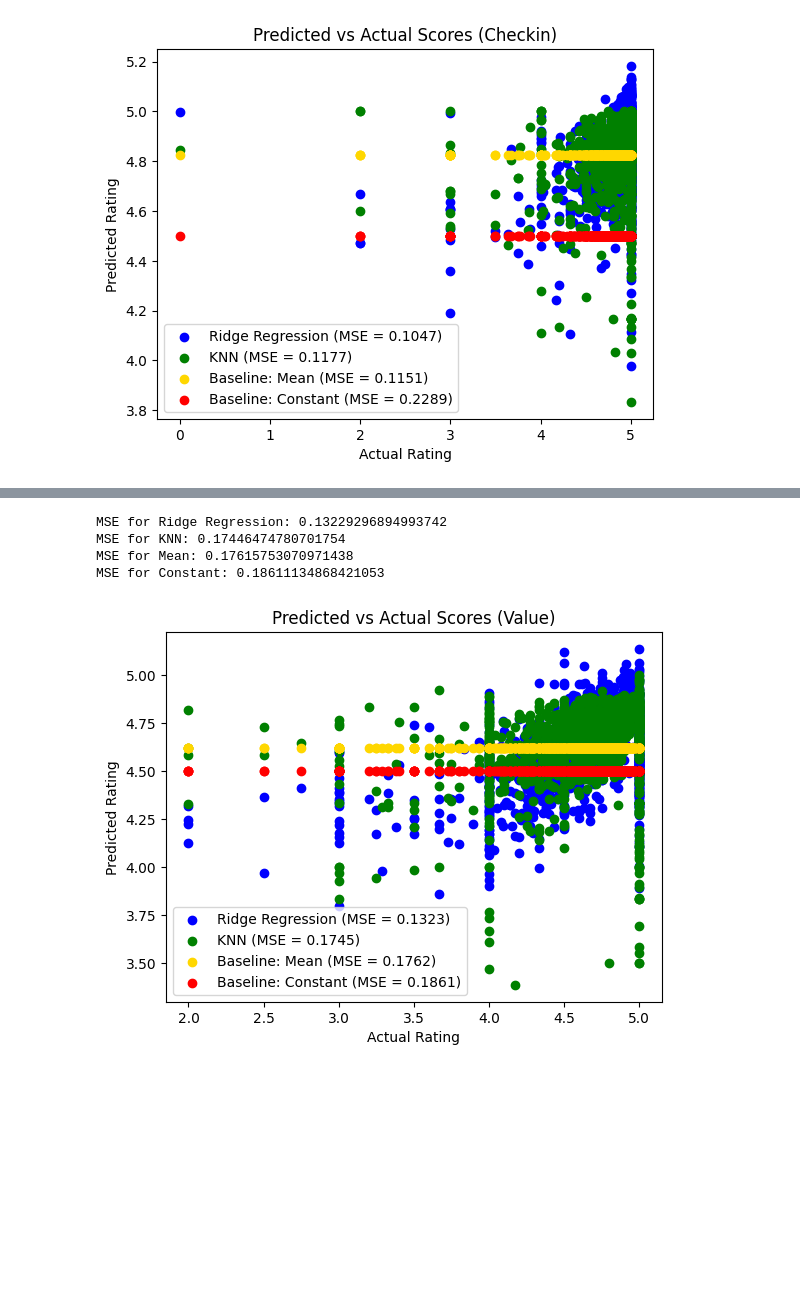
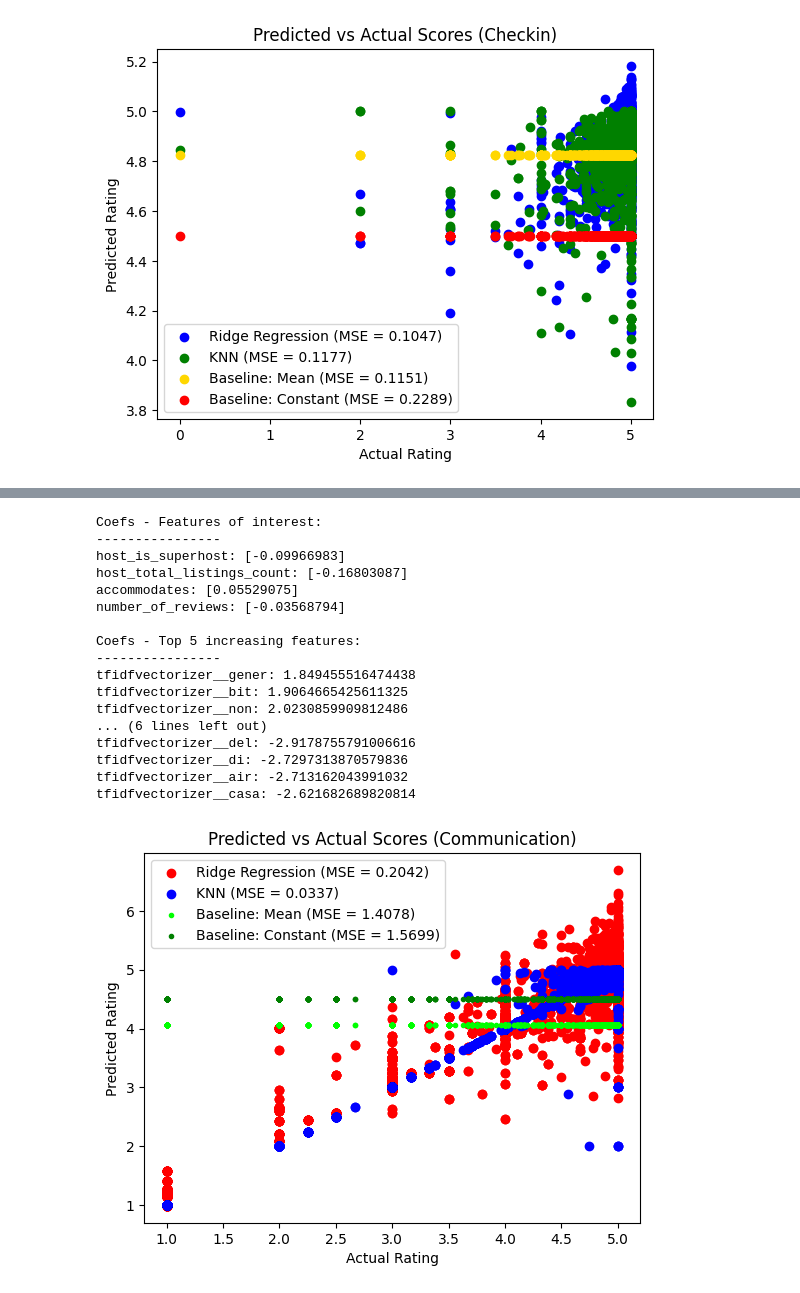
Before and after one commit to JDeasley/airbnb_ratings_predictor, a Jupyter notebook: src/final.ipynb, the cells around one changed output, grey strips where cells are left out. Saved outputs shown, nothing was run; the diff lists cells and outputs as text; code cells hidden in the pictures; blank space fills up the shorter version.

```diff
--- a/src/final.ipynb
+++ b/src/final.ipynb
@@ -324,7 +251,7 @@ print(Y.shape)
 
 # Split into different categories
 Y_rating = Y[:, 0]
-Y_rating = Y[:, 1]
+Y_acc = Y[:, 1]
 Y_clean = Y[:, 2]
 Y_checkin = Y[:, 3]
 Y_comm = Y[:, 4]
@@ -1331,56 +1795,75 @@ Value
 # %%
-# COMPARE PERFORMANCE OF LINEAR AND KNN MODELS, ALONG WITH BASELINE PREDICTORS (Y_value)
+# COMPARE PERFORMANCE OF LINEAR AND KNN MODELS, ALONG WITH BASELINE PREDICTORS (communication)
+
+# Columns in Y_resampled
+# 'rating', 'accuracy', 'cleanliness', 'checkin', 'communication', 'location', 'value'
 
 # Ridge Regression
-optimal_c = 0.2
+optimal_c = 0.8
 m_ridge = Ridge(alpha=1/optimal_c)
-m_ridge.fit(new_X[train], Y_value[train])
+m_ridge.fit(resampled_X[r_train], Y_resampled['communication'].iloc[r_train])
 
 # KNN
-m_knn = KNeighborsRegressor(n_neighbors=6, weights='uniform')
-m_knn.fit(new_X[train], Y_value[train])
+m_knn = KNeighborsRegressor(n_neighbors=3, weights='uniform')
+m_knn.fit(resampled_X[r_train], Y_resampled['communication'].iloc[r_train])
 
 # Baseline predictors (mean value and constant 4)
 m_mean = DummyRegressor(strategy='mean')
-m_mean.fit(new_X[train], Y_value[train])
 m_const = DummyRegressor(strategy='constant', constant=4.5)
-m_const.fit(new_X[train], Y_value[train])
+m_mean.fit( resampled_X[r_train], Y_resampled['communication'].iloc[r_train])
+m_const.fit(resampled_X[r_train], Y_resampled['communication'].iloc[r_train])
 
 # Get predictions for all models
-pred_ridge = m_ridge.predict(new_X[test])
-pred_knn = m_knn.predict(new_X[test])
-pred_mean = m_mean.predict(new_X[test])
-pred_const = m_const.predict(new_X[test])
+pred_ridge =    m_ridge.predict(resampled_X[r_test])
+pred_knn =      m_knn.predict(resampled_X[r_test])
+pred_mean =     m_mean.predict(resampled_X[r_test])
+pred_const =    m_const.predict(resampled_X[r_test])
 
 # Calculate MSE for all models
 from sklearn.metrics import mean_squared_error
-mse_ridge = mean_squared_error(Y_value[test], pred_ridge)
-mse_knn = mean_squared_error(Y_value[test], pred_knn)
-mse_mean = mean_squared_error(Y_value[test], pred_mean)
-mse_const = mean_squared_error(Y_value[test], pred_const)
+mse_ridge = mean_squared_error(Y_resampled['communication'].iloc[r_test], pred_ridge)
+mse_knn =   mean_squared_error(Y_resampled['communication'].iloc[r_test], pred_knn)
+mse_mean =  mean_squared_error(Y_resampled['communication'].iloc[r_test], pred_mean)
+mse_const = mean_squared_error(Y_resampled['communication'].iloc[r_test], pred_const)
 
 # print(f'MSE for Linear Regression: {mse_linear}')
-print(f'MSE for Ridge Regression: {mse_ridge}')
-print(f'MSE for KNN: {mse_knn}')
-print(f'MSE for Mean: {mse_mean}')
-print(f'MSE for Constant: {mse_const}')
+# print(f'MSE for Ridge Regression: {mse_ridge}')
+# print(f'MSE for KNN: {mse_knn}')
+# print(f'MSE for Mean: {mse_mean}')
+# print(f'MSE for Constant: {mse_const}')
+
+# Print top 5 features for Ridge model
+print_key_coefs(m_ridge.coef_, RESAMPLED_CT)
 
 # Visualise performance of all models
-plt.scatter(Y_value[test], pred_ridge, color=colors[0], label=f'Ridge Regression (MSE = {mse_ridge:.4f})')
-plt.scatter(Y_value[test], pred_knn, color=colors[1], label=f'KNN (MSE = {mse_knn:.4f})')
-plt.scatter(Y_value[test], pred_mean, color=colors[2], label=f'Baseline: Mean (MSE = {mse_mean:.4f})')
-plt.scatter(Y_value[test], pred_const, color=colors[3], label=f'Baseline: Constant (MSE = {mse_const:.4f})')
+plt.scatter(Y_resampled['communication'].iloc[r_test], pred_ridge, color=colors[0], label=f'Ridge Regression (MSE = {mse_ridge:.4f})', marker='o')
+plt.scatter(Y_resampled['communication'].iloc[r_test], pred_knn, color=colors[1], label=f'KNN (MSE = {mse_knn:.4f})', marker='o')
+plt.scatter(Y_resampled['communication'].iloc[r_test], pred_mean, color=colors[2], label=f'Baseline: Mean (MSE = {mse_mean:.4f})', marker='.')
+plt.scatter(Y_resampled['communication'].iloc[r_test], pred_const, color=colors[3], label=f'Baseline: Constant (MSE = {mse_const:.4f})', marker='.')
 
-plt.title('Predicted vs Actual Scores (Value)')
+plt.title('Predicted vs Actual Scores (Communication)')
 plt.xlabel('Actual Rating')
 # plt.xlim(2,5)
 plt.ylabel('Predicted Rating')
 # plt.ylim(2,5)
 plt.legend()
 plt.show()
 # %% [output]
-MSE for Ridge Regression: 0.13229296894993742
-MSE for KNN: 0.17446474780701754
-MSE for Mean: 0.17615753070971438
-MSE for Constant: 0.18611134868421053
+Coefs - Features of interest:
+----------------
+host_is_superhost: [-0.09966983]
+host_total_listings_count: [-0.16803087]
+accommodates: [0.05529075]
+number_of_reviews: [-0.03568794]
+
+Coefs - Top 5 increasing features:
+----------------
+tfidfvectorizer__gener: 1.849455516474438
+tfidfvectorizer__bit: 1.9064665425611325
+tfidfvectorizer__non: 2.0230859909812486
+... (6 lines left out)
+tfidfvectorizer__del: -2.9178755791006616
+tfidfvectorizer__di: -2.7297313870579836
+tfidfvectorizer__air: -2.713162043991032
+tfidfvectorizer__casa: -2.621682689820814
-[figure, old version]
+[figure, new version]
```
Also changed, not shown: parts of 46 cells of this notebook, 14 other files.
